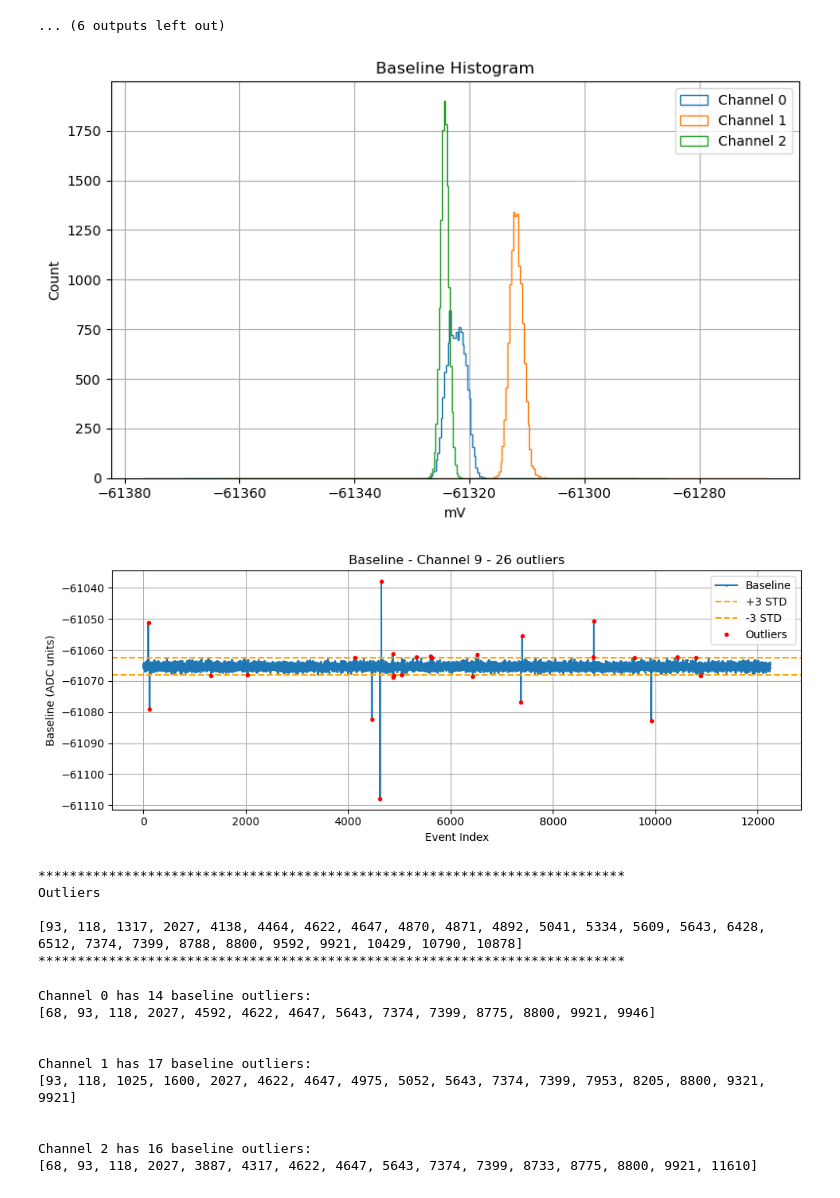
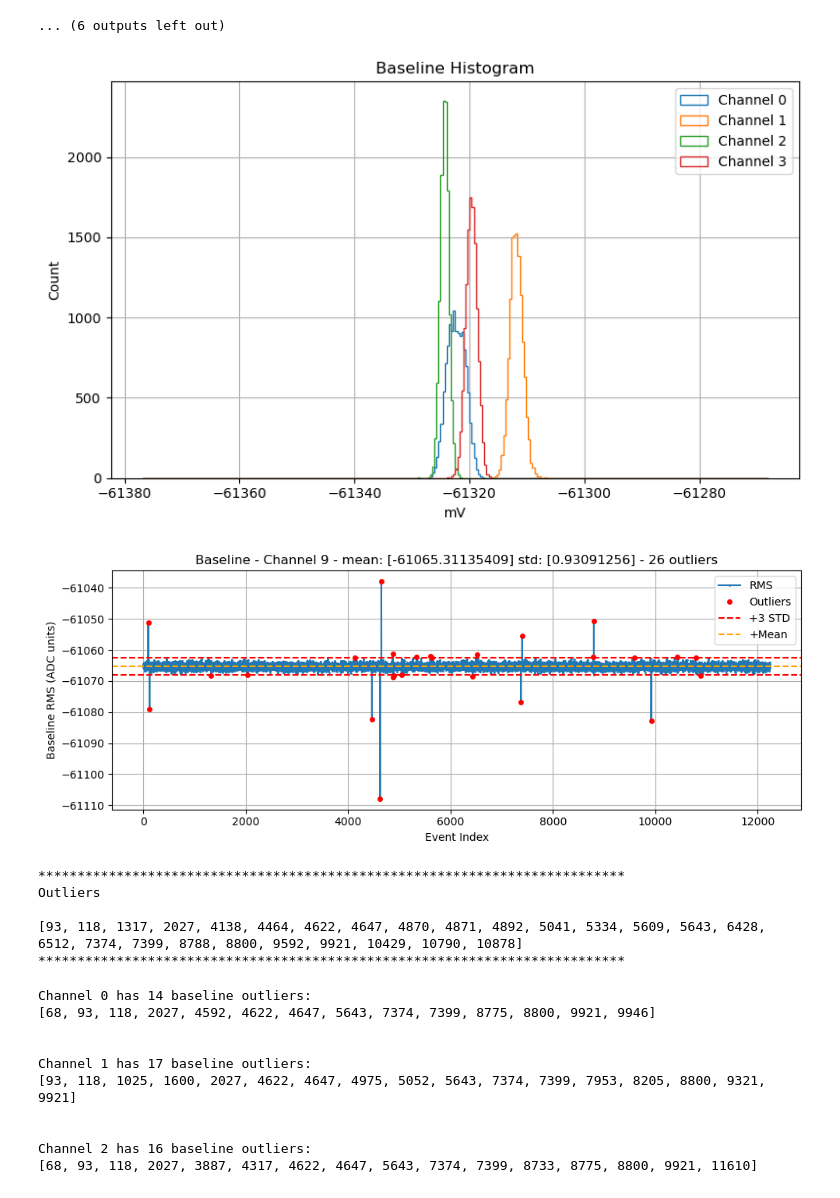
Before and after one commit to SBC-Collaboration/LAr10Ana, a Jupyter notebook: My_Ana/SiPM/BaselineStudy.ipynb, the cells around one changed output. Cells and saved outputs as stored; diff of their text form; code cells hidden in the pictures.

Commit message:
Update BaselineStudy and UsefulScripts on OttoNicholsonSiPM branch

```diff
--- a/My_Ana/SiPM/BaselineStudy.ipynb
+++ b/My_Ana/SiPM/BaselineStudy.ipynb
@@ -141,11 +149,11 @@ for ind in data3['bl_health']["rms_outliers"][channel]:
 # %%
 # Combined Baseline histograms
 
-selected_channels = [0,1,2]
+selected_channels = [0,1,2,3]
 
 histogram(selected_channels,data5['baseline'],'Baseline')
 # %% [output]
-[figure, old version]
+[figure, new version]
 # %%
 #range(len(bl_health['rms_mean']))
 
@@ -159,21 +167,19 @@ for chan in selected_channels:
     outlier_vals = data3['bl_health']['bl_outliers'][chan]
 
     plt.figure(figsize=(10, 4))
-    plt.plot(vals, marker='.', linestyle='-', markersize=2, label="Baseline")
+    plt.plot(vals, marker='.', linestyle='-', markersize=2, label="RMS")
+
+    # Highlight outliers as red dots
+    plt.plot(outlier_vals, vals[outlier_vals], 'ro', markersize=4, label="Outliers")
 
     # Horizontal lines at ±3σ
-    plt.axhline(mean_val + 3*std_val, color='orange', linestyle='--', label='+3 STD')
-    plt.axhline(mean_val - 3*std_val, color='orange', linestyle='--', label='-3 STD')
+    plt.axhline(mean_val + 3*std_val, color='red', linestyle='--', label='+3 STD')
+    plt.axhline(mean_val - 3*std_val, color='red', linestyle='--')
+    plt.axhline(mean_val, color='orange', linestyle='--', label='+Mean')
 
-
-    # Plot red dots at outlier positions
-    if len(outlier_vals) > 0:
-        plt.plot(outlier_vals, vals[outlier_vals], 'ro', label='Outliers', markersize=3)
-
-
-    plt.title(f"Baseline - Channel {chan} - {len(outlier_vals)} outliers")
+    plt.title(f"Baseline - Channel {chan} - mean: {mean_val} std: {std_val} - {len(outlier_vals)} outliers")
     plt.xlabel("Event Index")
-    plt.ylabel("Baseline (ADC units)")
+    plt.ylabel("Baseline RMS (ADC units)")
     plt.legend()
     plt.grid(True)
     plt.tight_layout()
@@ -185,7 +191,7 @@ for chan in selected_channels:
     print('*' * 75)
     print('\n' * 5)
 # %% [output]
-[figure, old version]
+[figure, new version]
 ***************************************************************************
 Outliers
 
```
Also changed, not shown: parts of 1 cell of this notebook, 1 other file.
